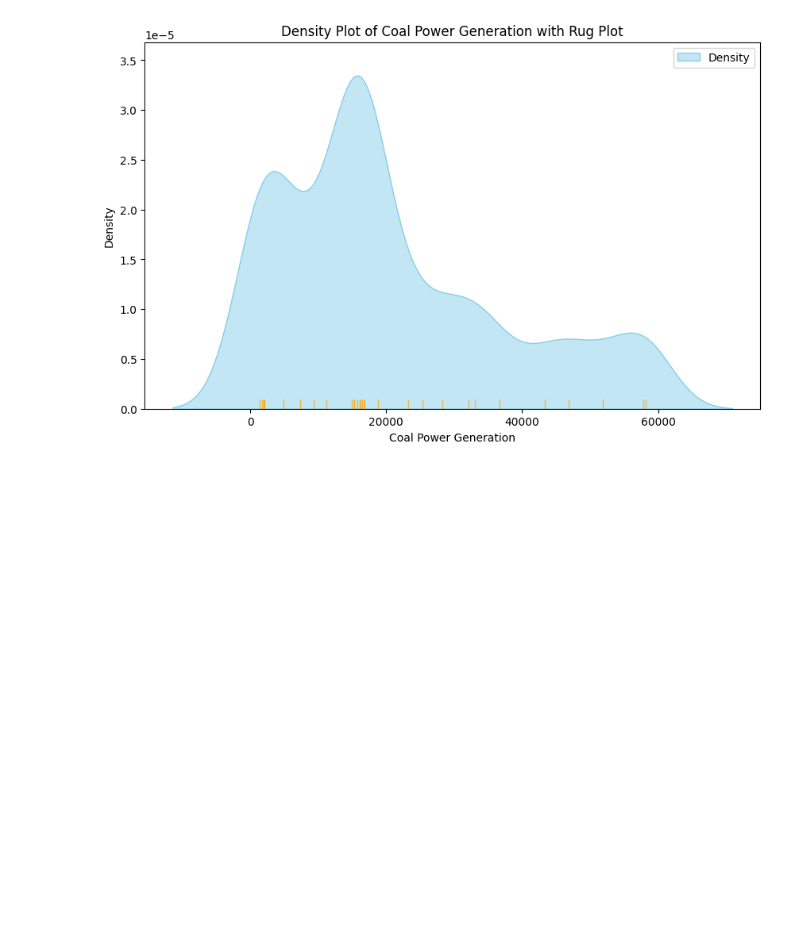
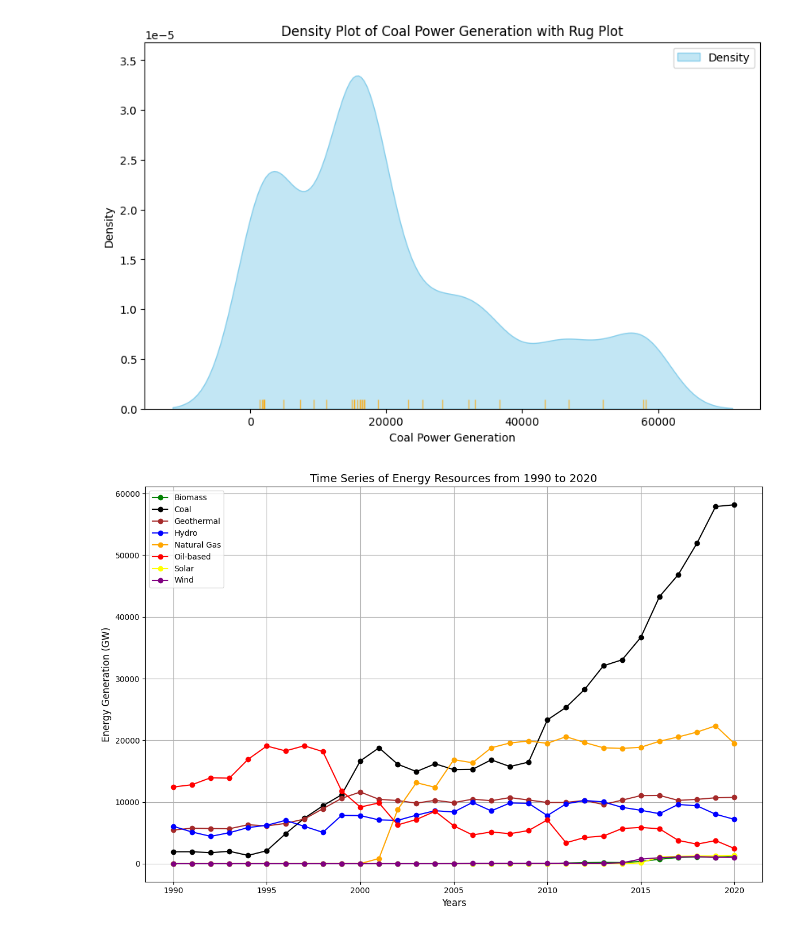
Before and after one commit to PTMAbellana/MidtermActivity, a Jupyter notebook: data_exploration.ipynb, the cells around one changed output. Cells and saved outputs as stored; diff of their text form; code cells hidden in the pictures; blank space fills up the shorter version.

Commit message:
Added Time Series and Pairwise (kind of)

```diff
--- a/data_exploration.ipynb
+++ b/data_exploration.ipynb
@@ -178,3 +178,28 @@ plt.legend()
 plt.show()
 # %% [output]
 [figure]
+# %%
+#Time Series visual representation of the Energy Resources Generation
+for column in df.columns[1:]:
+    df[column] = df[column].replace(',', '', regex=True).astype(float)
+plt.figure(figsize=(12, 8))
+
+plt.plot(df['Years'], df['Biomass'], label='Biomass', color='green', marker='o')
+plt.plot(df['Years'], df['Coal'], label='Coal', color='black', marker='o')
+plt.plot(df['Years'], df['Geothermal'], label='Geothermal', color='brown', marker='o')
+plt.plot(df['Years'], df['Hydro'], label='Hydro', color='blue', marker='o')
+plt.plot(df['Years'], df['Natural Gas'], label='Natural Gas', color='orange', marker='o')
+plt.plot(df['Years'], df['Oil-based'], label='Oil-based', color='red', marker='o')
+plt.plot(df['Years'], df['Solar'], label='Solar', color='yellow', marker='o')
+plt.plot(df['Years'], df['Wind'], label='Wind', color='purple', marker='o')
+
+plt.title('Time Series of Energy Resources from 1990 to 2020', fontsize=14)
+plt.xlabel('Years', fontsize=12)
+plt.ylabel('Energy Generation (GW)', fontsize=12)
+
+plt.legend(loc='upper left')
+plt.grid(True)
+plt.tight_layout()
+plt.show()
+# %% [output]
+[figure, added]
```
Also changed, not shown: parts of 2 cells of this notebook.
